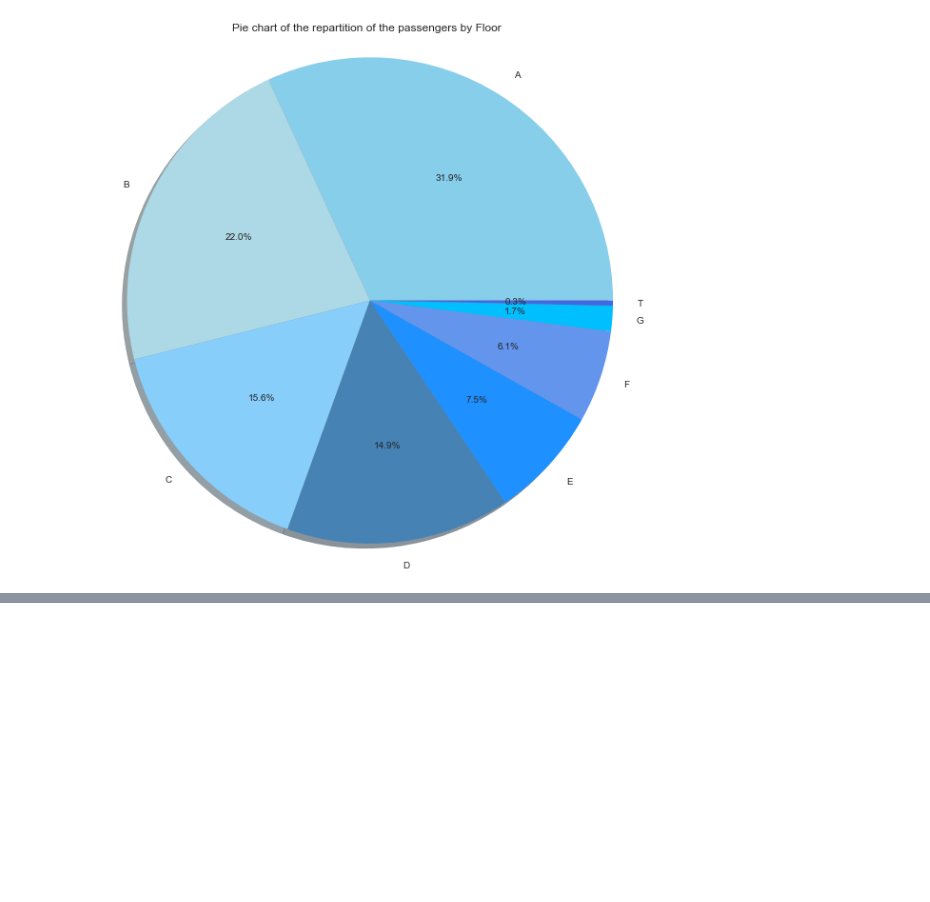
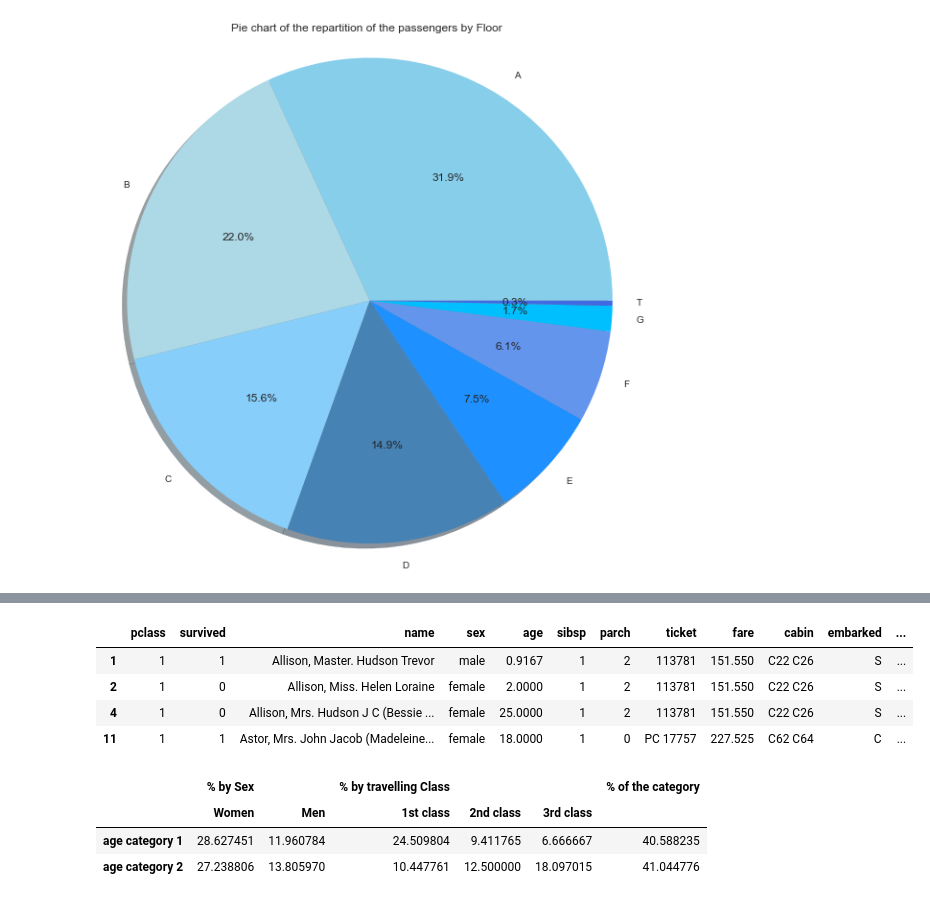
Before and after one commit to sourabhlal/ada2017, a Jupyter notebook: 01 - Pandas and Data Wrangling/Homework 1.ipynb, the cells around one changed output, grey strips where cells are left out. Cells and saved outputs as stored; diff of their text form; code cells hidden in the pictures; blank space fills up the shorter version.

```diff
--- a/01 - Pandas and Data Wrangling/Homework 1.ipynb
+++ b/01 - Pandas and Data Wrangling/Homework 1.ipynb
@@ -213,0 +286,10 @@ Name: survived, dtype: int64
+# %%
+age_category_1=titanic.loc[titanic.age>age_median]
+age_category_2=titanic.loc[titanic.age<=age_median]
+age_category_2.head(4)
+# %% [output]
+|  | pclass | survived | name | sex | age | sibsp | parch | ticket | fare | cabin | embarked | ... |
+| 1 | 1 | 1 | Allison, Master. Hudson Trevor | male | 0.9167 | 1 | 2 | 113781 | 151.550 | C22 C26 | S | ... |
+| 2 | 1 | 0 | Allison, Miss. Helen Loraine | female | 2.0000 | 1 | 2 | 113781 | 151.550 | C22 C26 | S | ... |
+| 4 | 1 | 0 | Allison, Mrs. Hudson J C (Bessie ... | female | 25.0000 | 1 | 2 | 113781 | 151.550 | C22 C26 | S | ... |
+| 11 | 1 | 1 | Astor, Mrs. John Jacob (Madeleine... | female | 18.0000 | 1 | 0 | PC 17757 | 227.525 | C62 C64 | C | ... |
@@ -213,0 +312,18 @@ Name: survived, dtype: int64
+# %%
+frame = pd.DataFrame(np.arange(12).reshape((2, 6)),
+                  index =['age category 1', 'age category 2'],
+                  columns =[['% by Sex','% by Sex','% by travelling Class','% by travelling Class','% by travelling Class','% of the category'],
+                            ['Women','Men','1st class','2nd class','3rd class','']])
+
+frame.loc[:,'% of the category']=[survival_1 , survival_2]
+frame.loc['age category 1','% by Sex']= sex_1.values
+frame.loc['age category 2','% by Sex']= sex_2.values
+frame.loc['age category 1','% by travelling Class']= class_1.values
+frame.loc['age category 2','% by travelling Class']= class_2.values
+
+frame
+# %% [output]
+|  | % by Sex |  | % by travelling Class |  |  | % of the category |
+|  | Women | Men | 1st class | 2nd class | 3rd class |  |
+| age category 1 | 28.627451 | 11.960784 | 24.509804 | 9.411765 | 6.666667 | 40.588235 |
+| age category 2 | 27.238806 | 13.805970 | 10.447761 | 12.500000 | 18.097015 | 41.044776 |
```
Also changed, not shown: parts of 27 cells of this notebook.
